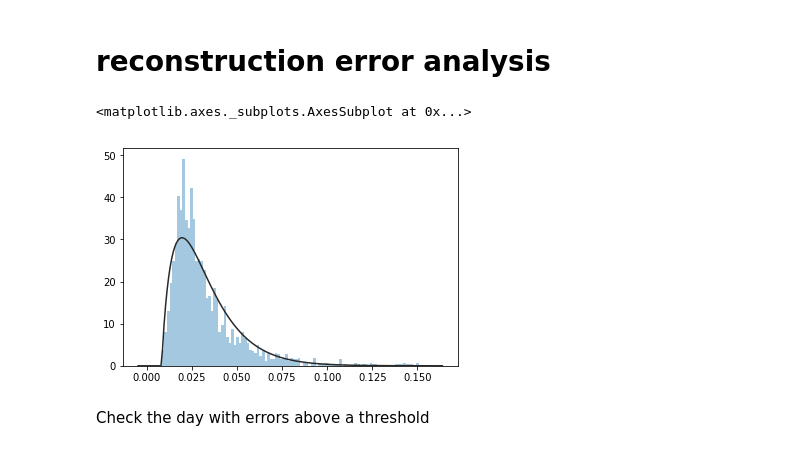
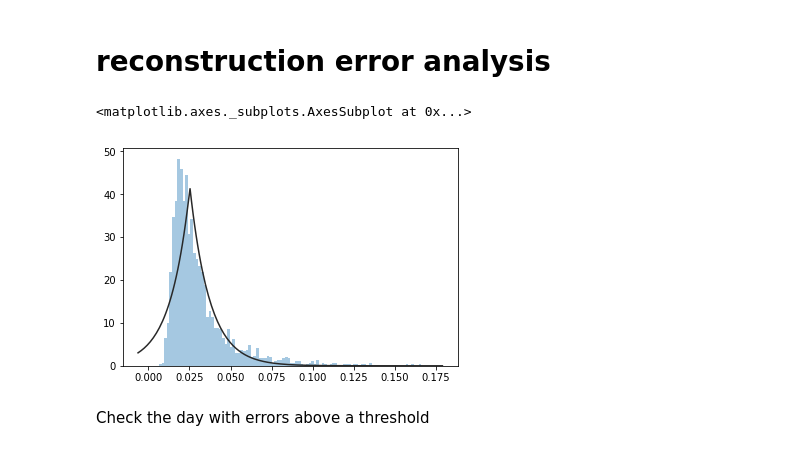
Before and after one commit to marota/Autoencoder_Embedding_Expert_Caracteristion_, a Jupyter notebook: notebooks/Experiment_5_CVAE-Days-Month-Holiday.ipynb, the cells around one changed output. Cells and saved outputs as stored; diff of their text form; code cells hidden in the pictures.

```diff
--- a/notebooks/Experiment_5_CVAE-Days-Month-Holiday.ipynb
+++ b/notebooks/Experiment_5_CVAE-Days-Month-Holiday.ipynb
@@ -304,10 +310,10 @@ if runTraining:#Training a neural network requires some computing power and the
 
     if runBatchCallback:
         out_batch = NEpochLogger(x_train_data=dataset['train']['x'], display=100,x_conso=x_conso,calendar_info=calendar_info)
-        model.main_train(dataset, training_epochs=500, batch_size=32, verbose=0,callbacks=[tensorboard,out_batch],validation_split=0.1)
+        model.main_train(dataset, training_epochs=1000, batch_size=32, verbose=0,callbacks=[tensorboard,out_batch],validation_split=0.1)
     else:
         #use verbose=1 to see logs of training at every epoch
-        model.main_train(dataset, training_epochs=500, batch_size=32, verbose=0,callbacks=[tensorboard],validation_split=0.1)
+        model.main_train(dataset, training_epochs=1000, batch_size=32, verbose=0,callbacks=[tensorboard],validation_split=0.1)
 # %% [output]
 --- START TRAINING ---
 
@@ -445,10 +444,10 @@ error=np.sum(np.abs((x - x_hat)),axis=1)/48
 # %%
 #make a histogram over residuals
 import seaborn as sn
-sn.distplot(error, kde=False, fit=stats.beta, bins=100)
+sn.distplot(error, kde=False, fit=stats.laplace, bins=100)
 # %% [output]
 <matplotlib.axes._subplots.AxesSubplot at 0x...>
-[figure, old version]
+[figure, new version]
 # %% [markdown]
 Check the day with errors above a threshold
 # %%
```
Also changed, not shown: parts of 16 cells of this notebook, 3 other files.
